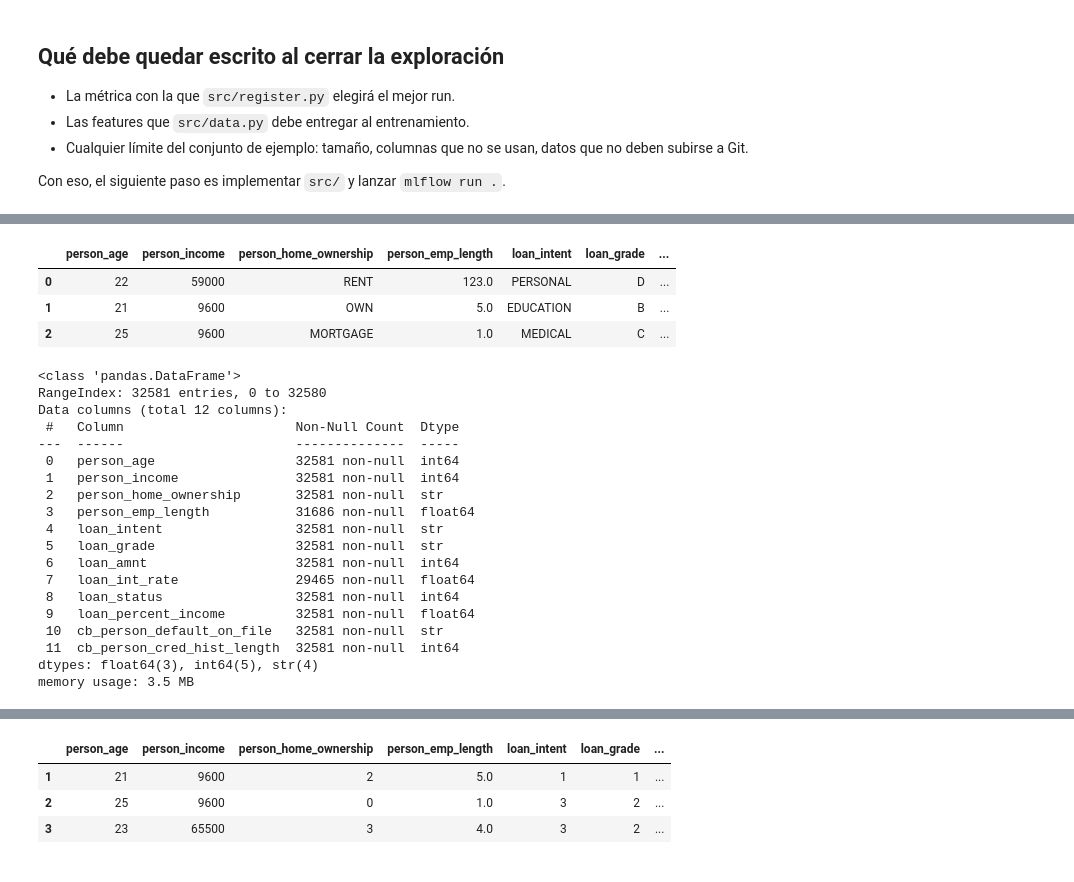
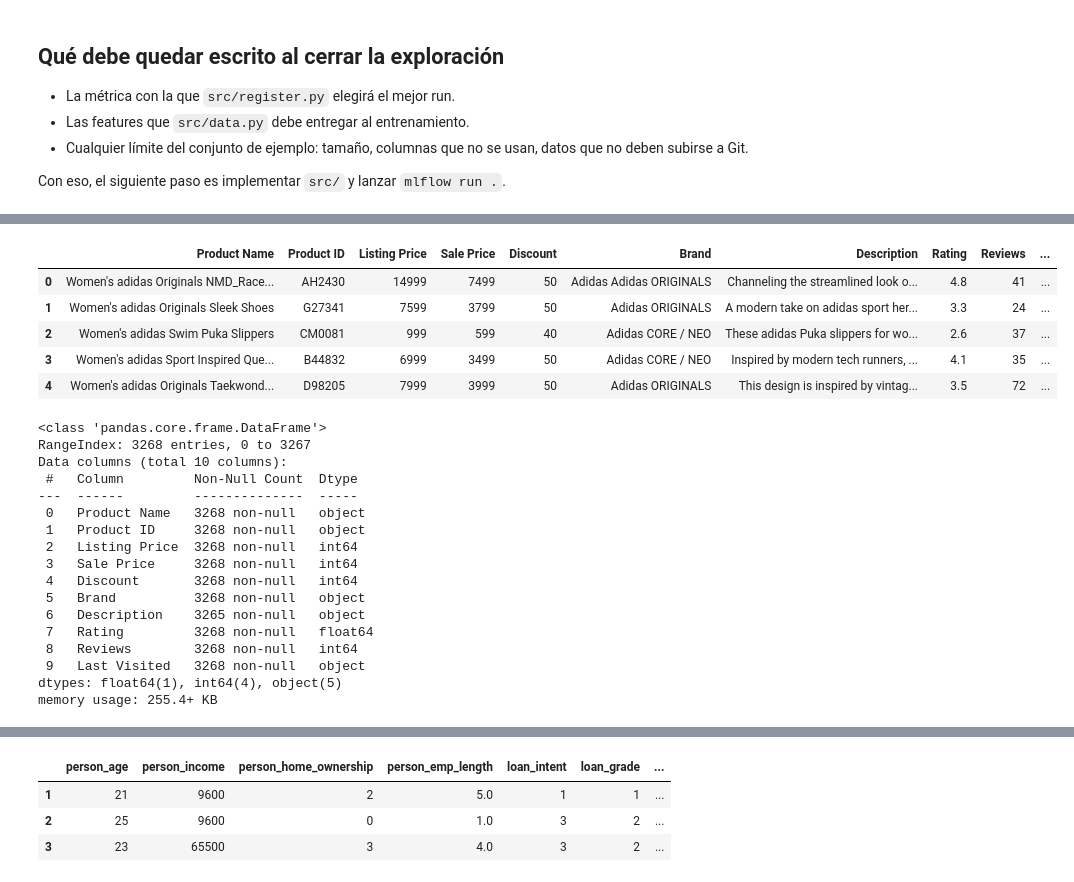
Before and after one commit to alejandraguzman12/lab1_mlflow, a Jupyter notebook: notebooks/01_exploracion.ipynb, the cells around one changed output, grey strips where cells are left out. Saved outputs shown, nothing was run; the diff lists cells and outputs as text; code cells hidden in the pictures.

Commit message:
Notebook de exploracion Adidas vs Nike

```diff
--- a/notebooks/01_exploracion.ipynb
+++ b/notebooks/01_exploracion.ipynb
@@ -37,33 +80,32 @@ import json
 # %%
-ruta_datos = "../data/credit_risk_dataset.csv"
+ruta_datos = "../data/Adidas_Vs_Nike.csv"
+df = pd.read_csv(ruta_datos)
 
-df_creditos = pd.read_csv(ruta_datos)
-
-df_creditos.head(3)
+df.head()
 # %% [output]
-|  | person_age | person_income | person_home_ownership | person_emp_length | loan_intent | loan_grade | ... |
-| 0 | 22 | 59000 | RENT | 123.0 | PERSONAL | D | ... |
-| 1 | 21 | 9600 | OWN | 5.0 | EDUCATION | B | ... |
-| 2 | 25 | 9600 | MORTGAGE | 1.0 | MEDICAL | C | ... |
+|  | Product Name | Product ID | Listing Price | Sale Price | Discount | Brand | Description | Rating | Reviews | ... |
+| 0 | Women's adidas Originals NMD_Race... | AH2430 | 14999 | 7499 | 50 | Adidas Adidas ORIGINALS | Channeling the streamlined look o... | 4.8 | 41 | ... |
+| 1 | Women's adidas Originals Sleek Shoes | G27341 | 7599 | 3799 | 50 | Adidas ORIGINALS | A modern take on adidas sport her... | 3.3 | 24 | ... |
+| 2 | Women's adidas Swim Puka Slippers | CM0081 | 999 | 599 | 40 | Adidas CORE / NEO | These adidas Puka slippers for wo... | 2.6 | 37 | ... |
+| 3 | Women's adidas Sport Inspired Que... | B44832 | 6999 | 3499 | 50 | Adidas CORE / NEO | Inspired by modern tech runners, ... | 4.1 | 35 | ... |
+| 4 | Women's adidas Originals Taekwond... | D98205 | 7999 | 3999 | 50 | Adidas ORIGINALS | This design is inspired by vintag... | 3.5 | 72 | ... |
 # %%
-df_creditos.info()
+df.info()
 # %% [output]
-<class 'pandas.DataFrame'>
-RangeIndex: 32581 entries, 0 to 32580
-Data columns (total 12 columns):
- #   Column                      Non-Null Count  Dtype
----  ------                      --------------  -----
- 0   person_age                  32581 non-null  int64
- 1   person_income               32581 non-null  int64
- 2   person_home_ownership       32581 non-null  str
- 3   person_emp_length           31686 non-null  float64
- 4   loan_intent                 32581 non-null  str
- 5   loan_grade                  32581 non-null  str
- 6   loan_amnt                   32581 non-null  int64
- 7   loan_int_rate               29465 non-null  float64
- 8   loan_status                 32581 non-null  int64
- 9   loan_percent_income         32581 non-null  float64
- 10  cb_person_default_on_file   32581 non-null  str
- 11  cb_person_cred_hist_length  32581 non-null  int64
-dtypes: float64(3), int64(5), str(4)
-memory usage: 3.5 MB
+<class 'pandas.core.frame.DataFrame'>
+RangeIndex: 3268 entries, 0 to 3267
+Data columns (total 10 columns):
+ #   Column         Non-Null Count  Dtype
+---  ------         --------------  -----
+ 0   Product Name   3268 non-null   object
+ 1   Product ID     3268 non-null   object
+ 2   Listing Price  3268 non-null   int64
+ 3   Sale Price     3268 non-null   int64
+ 4   Discount       3268 non-null   int64
+ 5   Brand          3268 non-null   object
+ 6   Description    3265 non-null   object
+ 7   Rating         3268 non-null   float64
+ 8   Reviews        3268 non-null   int64
+ 9   Last Visited   3268 non-null   object
+dtypes: float64(1), int64(4), object(5)
+memory usage: 255.4+ KB
```
Also changed, not shown: parts of 12 cells of this notebook, 3 other files.
